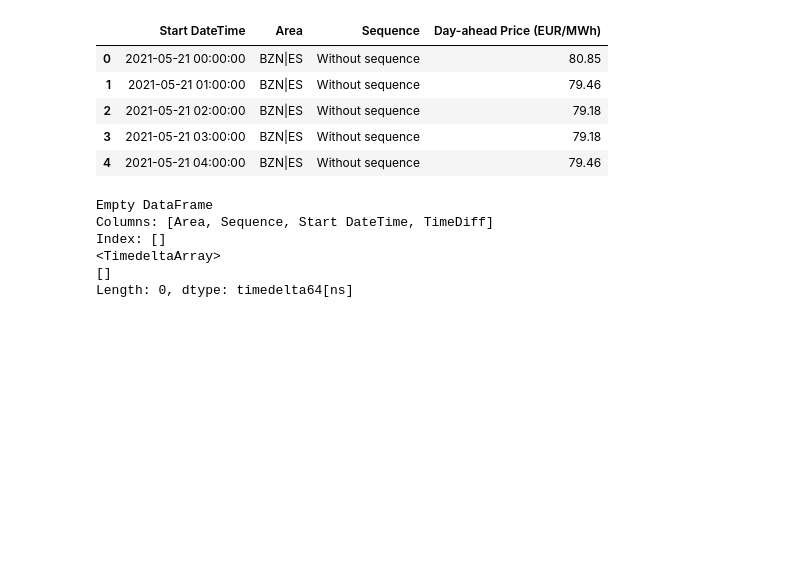
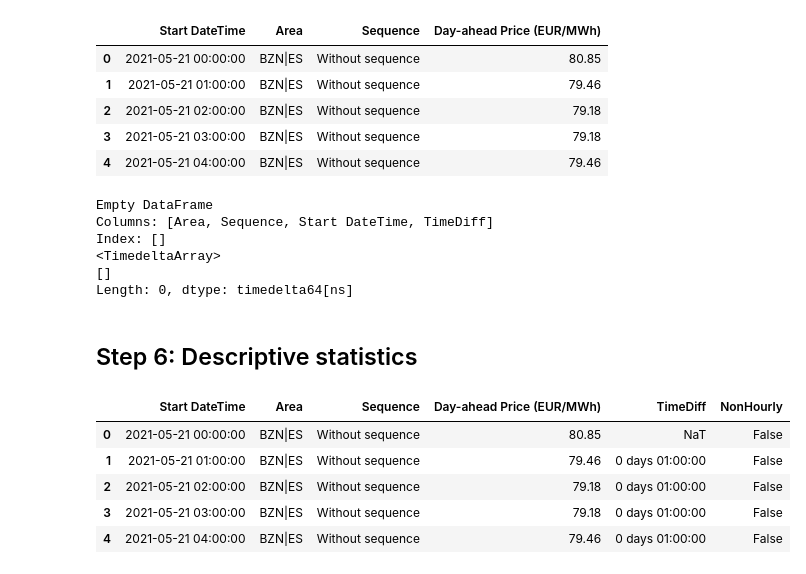
Before and after one commit to franrolotti/volatility-spillovers, a Jupyter notebook: 01_create_time_series.ipynb, the cells around one changed output. Drawn from its saved outputs; the diff is of its cells as text; code cells hidden in the pictures; blank space fills up the shorter version.

Commit message:
Descriptive statistics and plot

```diff
--- a/01_create_time_series.ipynb
+++ b/01_create_time_series.ipynb
@@ -256,3 +257,14 @@ Index: []
 <TimedeltaArray>
 []
 Length: 0, dtype: timedelta64[ns]
+# %% [markdown]
+## Step 6: Descriptive statistics
+# %%
+filtered_df.head()
+# %% [output]
+|  | Start DateTime | Area | Sequence | Day-ahead Price (EUR/MWh) | TimeDiff | NonHourly |
+| 0 | 2021-05-21 00:00:00 | BZN|ES | Without sequence | 80.85 | NaT | False |
+| 1 | 2021-05-21 01:00:00 | BZN|ES | Without sequence | 79.46 | 0 days 01:00:00 | False |
+| 2 | 2021-05-21 02:00:00 | BZN|ES | Without sequence | 79.18 | 0 days 01:00:00 | False |
+| 3 | 2021-05-21 03:00:00 | BZN|ES | Without sequence | 79.18 | 0 days 01:00:00 | False |
+| 4 | 2021-05-21 04:00:00 | BZN|ES | Without sequence | 79.46 | 0 days 01:00:00 | False |
```
Also changed, not shown: parts of 5 cells of this notebook.
